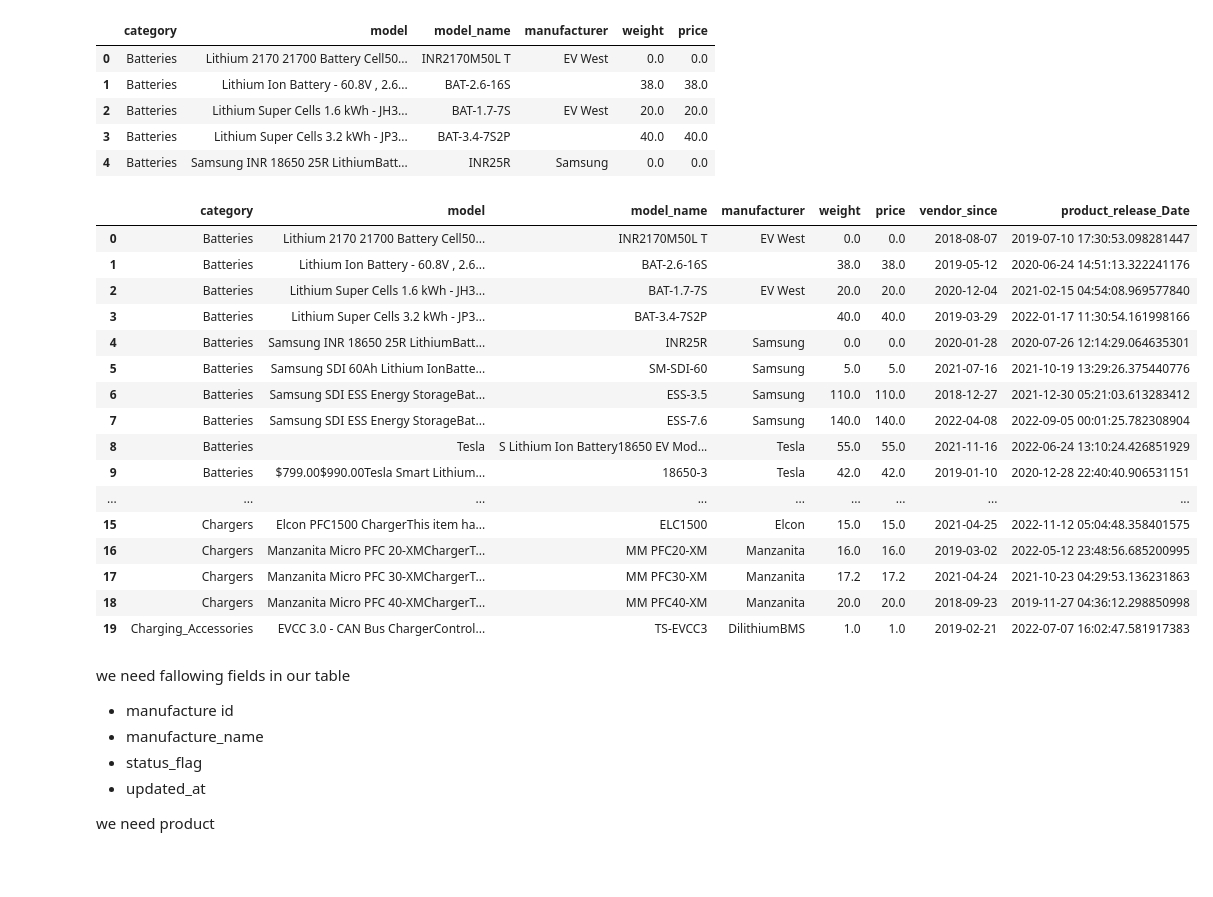
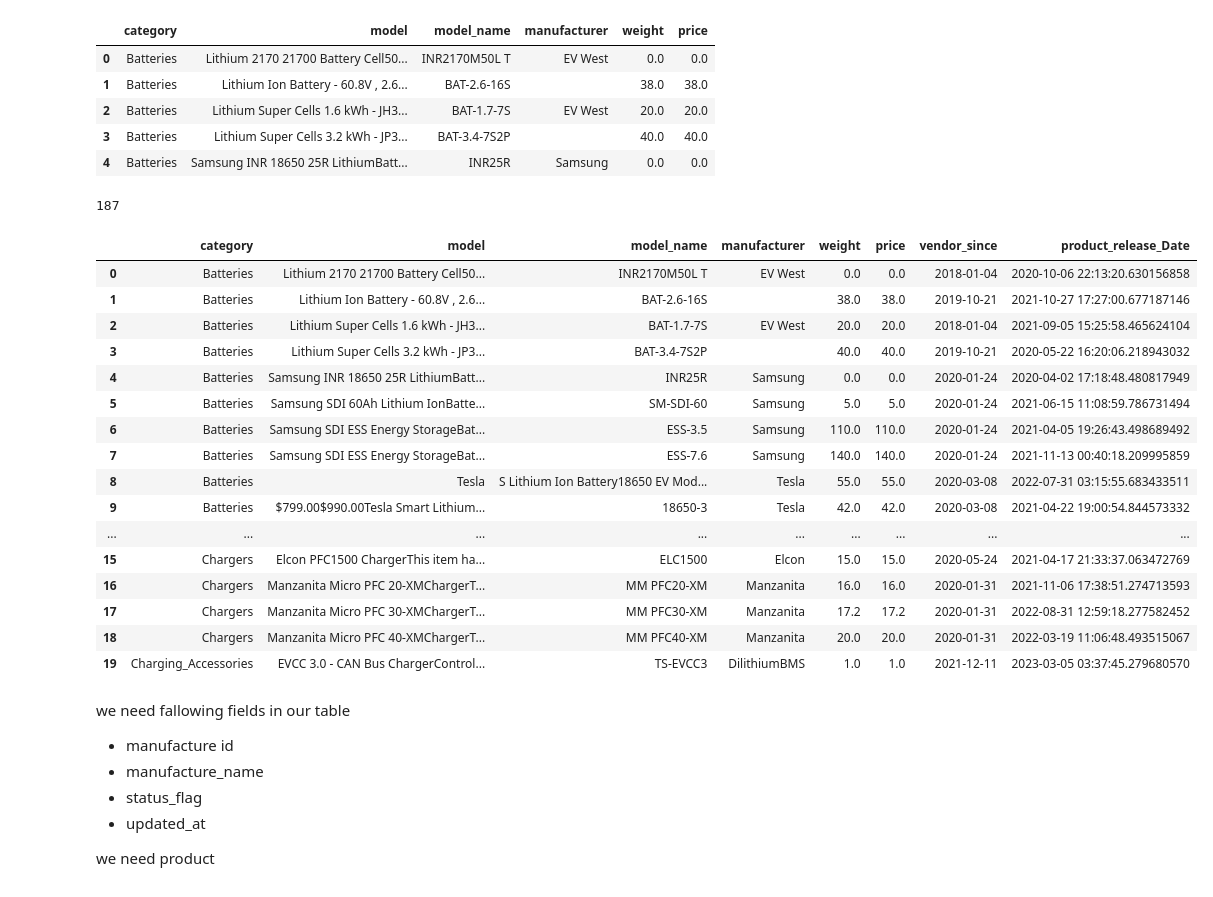
Before and after one commit to hicranA/partsUnlimitedDW, a Jupyter notebook: etl.ipynb, the cells around one changed output. Cells and saved outputs as stored; diff of their text form; code cells hidden in the pictures.

```diff
--- a/etl.ipynb
+++ b/etl.ipynb
@@ -40,46 +41,57 @@ evWest_df_3.head()
 | 2 | Batteries | Lithium Super Cells 1.6 kWh - JH3... | BAT-1.7-7S | EV West | 20.0 | 20.0 |
 | 3 | Batteries | Lithium Super Cells 3.2 kWh - JP3... | BAT-3.4-7S2P |  | 40.0 | 40.0 |
 | 4 | Batteries | Samsung INR 18650 25R LithiumBatt... | INR25R | Samsung | 0.0 | 0.0 |
+# %%
+len(evWest_df_3)
+# %% [output]
+187
 # %%
-import numpy as np
+evWest_df_4 = evWest_df_3.copy()
+# evWest_df_4["manufacturer"]=evWest_df_4["manufacturer"].mask(evWest_df_4["manufacturer"] == '')
+evWest_df_4["manufacturer"]=evWest_df_4["manufacturer"].fillna("NULL")
+unique_manufacturers = evWest_df_4.manufacturer.unique()
 start_date = '2018-01-01'
 end_date = '2023-04-11'
-num_rows = 187 # number of rows in the DataFrame
+num_rows = len(evWest_df_3.manufacturer.unique())# number of rows in the DataFrame
 # Randomly sample dates from the sequence
 # Generate a sequence of dates within the range of years
 dates = pd.date_range(start=start_date, end=end_date)
-random_dates = np.random.choice(dates, size=num_rows, replace=True)
+random_dates = np.random.choice(dates, size=len(unique_manufacturers), replace=True)
 
-# saving in a new data frame
-evWest_df_4 = evWest_df_3
-evWest_df_4["vendor_since"] = random_dates
-#pd.date_range(start='2020-01-01', end='2023-04-04', inclusive="both",periods=187)# periods represents days, 1826 about 5 years
 
-# define a function to generate random dates
+# Create a new DataFrame with "manufacturer" and "vendor_since" columns
+df_man = pd.DataFrame({"manufacturer": unique_manufacturers, "vendor_since": random_dates})
+
+# Merge the new DataFrame with the original DataFrame
+evWest_df_5 = pd.merge(evWest_df_4, df_man, on="manufacturer", how="left")
+# evWest_df_5.columns
+# len(evWest_df_5)
+
+#define a function to generate random dates
 def random_date(start, end):
     return pd.to_datetime(np.random.randint(start.value, end.value, size=1)[0], unit='ns')
 
 # product release date
-evWest_df_4["product_release_Date"] =   evWest_df_4.apply(lambda row: random_date(row['vendor_since'], pd.Timestamp.now()), axis=1)
-evWest_df_4.head(20)
+evWest_df_5["product_release_Date"] =   evWest_df_5.apply(lambda row: random_date(row['vendor_since'], pd.Timestamp.now()), axis=1)
+evWest_df_5.head(20)
 # %% [output]
 |  | category | model | model_name | manufacturer | weight | price | vendor_since | product_release_Date |
-| 0 | Batteries | Lithium 2170 21700 Battery Cell50... | INR2170M50L T | EV West | 0.0 | 0.0 | 2018-08-07 | 2019-07-10 17:30:53.098281447 |
-| 1 | Batteries | Lithium Ion Battery - 60.8V , 2.6... | BAT-2.6-16S |  | 38.0 | 38.0 | 2019-05-12 | 2020-06-24 14:51:13.322241176 |
-| 2 | Batteries | Lithium Super Cells 1.6 kWh - JH3... | BAT-1.7-7S | EV West | 20.0 | 20.0 | 2020-12-04 | 2021-02-15 04:54:08.969577840 |
-| 3 | Batteries | Lithium Super Cells 3.2 kWh - JP3... | BAT-3.4-7S2P |  | 40.0 | 40.0 | 2019-03-29 | 2022-01-17 11:30:54.161998166 |
-| 4 | Batteries | Samsung INR 18650 25R LithiumBatt... | INR25R | Samsung | 0.0 | 0.0 | 2020-01-28 | 2020-07-26 12:14:29.064635301 |
-| 5 | Batteries | Samsung SDI 60Ah Lithium IonBatte... | SM-SDI-60 | Samsung | 5.0 | 5.0 | 2021-07-16 | 2021-10-19 13:29:26.375440776 |
-| 6 | Batteries | Samsung SDI ESS Energy StorageBat... | ESS-3.5 | Samsung | 110.0 | 110.0 | 2018-12-27 | 2021-12-30 05:21:03.613283412 |
-| 7 | Batteries | Samsung SDI ESS Energy StorageBat... | ESS-7.6 | Samsung | 140.0 | 140.0 | 2022-04-08 | 2022-09-05 00:01:25.782308904 |
-| 8 | Batteries | Tesla | S Lithium Ion Battery18650 EV Mod... | Tesla | 55.0 | 55.0 | 2021-11-16 | 2022-06-24 13:10:24.426851929 |
-| 9 | Batteries | $799.00$990.00Tesla Smart Lithium... | 18650-3 | Tesla | 42.0 | 42.0 | 2019-01-10 | 2020-12-28 22:40:40.906531151 |
+| 0 | Batteries | Lithium 2170 21700 Battery Cell50... | INR2170M50L T | EV West | 0.0 | 0.0 | 2018-01-04 | 2020-10-06 22:13:20.630156858 |
+| 1 | Batteries | Lithium Ion Battery - 60.8V , 2.6... | BAT-2.6-16S |  | 38.0 | 38.0 | 2019-10-21 | 2021-10-27 17:27:00.677187146 |
+| 2 | Batteries | Lithium Super Cells 1.6 kWh - JH3... | BAT-1.7-7S | EV West | 20.0 | 20.0 | 2018-01-04 | 2021-09-05 15:25:58.465624104 |
+| 3 | Batteries | Lithium Super Cells 3.2 kWh - JP3... | BAT-3.4-7S2P |  | 40.0 | 40.0 | 2019-10-21 | 2020-05-22 16:20:06.218943032 |
+| 4 | Batteries | Samsung INR 18650 25R LithiumBatt... | INR25R | Samsung | 0.0 | 0.0 | 2020-01-24 | 2020-04-02 17:18:48.480817949 |
+| 5 | Batteries | Samsung SDI 60Ah Lithium IonBatte... | SM-SDI-60 | Samsung | 5.0 | 5.0 | 2020-01-24 | 2021-06-15 11:08:59.786731494 |
+| 6 | Batteries | Samsung SDI ESS Energy StorageBat... | ESS-3.5 | Samsung | 110.0 | 110.0 | 2020-01-24 | 2021-04-05 19:26:43.498689492 |
+| 7 | Batteries | Samsung SDI ESS Energy StorageBat... | ESS-7.6 | Samsung | 140.0 | 140.0 | 2020-01-24 | 2021-11-13 00:40:18.209995859 |
+| 8 | Batteries | Tesla | S Lithium Ion Battery18650 EV Mod... | Tesla | 55.0 | 55.0 | 2020-03-08 | 2022-07-31 03:15:55.683433511 |
+| 9 | Batteries | $799.00$990.00Tesla Smart Lithium... | 18650-3 | Tesla | 42.0 | 42.0 | 2020-03-08 | 2021-04-22 19:00:54.844573332 |
 | ... | ... | ... | ... | ... | ... | ... | ... | ... |
-| 15 | Chargers | Elcon PFC1500 ChargerThis item ha... | ELC1500 | Elcon | 15.0 | 15.0 | 2021-04-25 | 2022-11-12 05:04:48.358401575 |
-| 16 | Chargers | Manzanita Micro PFC 20-XMChargerT... | MM PFC20-XM | Manzanita | 16.0 | 16.0 | 2019-03-02 | 2022-05-12 23:48:56.685200995 |
-| 17 | Chargers | Manzanita Micro PFC 30-XMChargerT... | MM PFC30-XM | Manzanita | 17.2 | 17.2 | 2021-04-24 | 2021-10-23 04:29:53.136231863 |
-| 18 | Chargers | Manzanita Micro PFC 40-XMChargerT... | MM PFC40-XM | Manzanita | 20.0 | 20.0 | 2018-09-23 | 2019-11-27 04:36:12.298850998 |
-| 19 | Charging_Accessories | EVCC 3.0 - CAN Bus ChargerControl... | TS-EVCC3 | DilithiumBMS | 1.0 | 1.0 | 2019-02-21 | 2022-07-07 16:02:47.581917383 |
+| 15 | Chargers | Elcon PFC1500 ChargerThis item ha... | ELC1500 | Elcon | 15.0 | 15.0 | 2020-05-24 | 2021-04-17 21:33:37.063472769 |
+| 16 | Chargers | Manzanita Micro PFC 20-XMChargerT... | MM PFC20-XM | Manzanita | 16.0 | 16.0 | 2020-01-31 | 2021-11-06 17:38:51.274713593 |
+| 17 | Chargers | Manzanita Micro PFC 30-XMChargerT... | MM PFC30-XM | Manzanita | 17.2 | 17.2 | 2020-01-31 | 2022-08-31 12:59:18.277582452 |
+| 18 | Chargers | Manzanita Micro PFC 40-XMChargerT... | MM PFC40-XM | Manzanita | 20.0 | 20.0 | 2020-01-31 | 2022-03-19 11:06:48.493515067 |
+| 19 | Charging_Accessories | EVCC 3.0 - CAN Bus ChargerControl... | TS-EVCC3 | DilithiumBMS | 1.0 | 1.0 | 2021-12-11 | 2023-03-05 03:37:45.279680570 |
 # %%
 def status_flag_maker(product_release_Date):
     #a= evWest_df_4["product_release_Date"][0]
```
Also changed, not shown: parts of 36 cells of this notebook, 1 other file.
